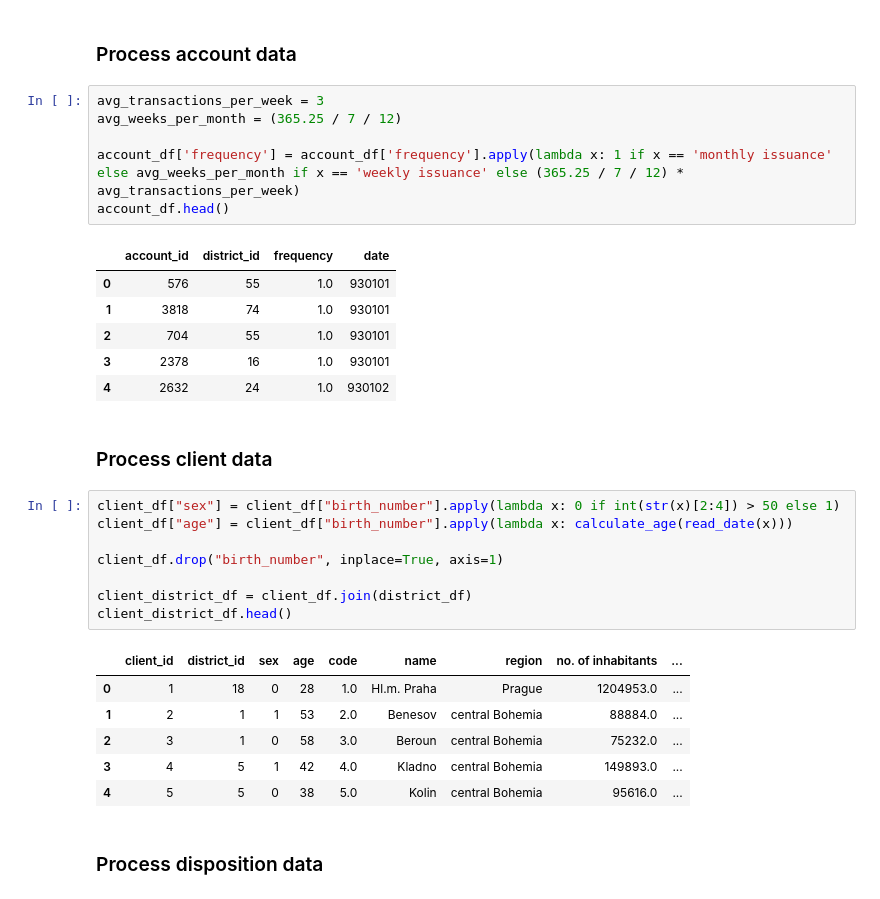
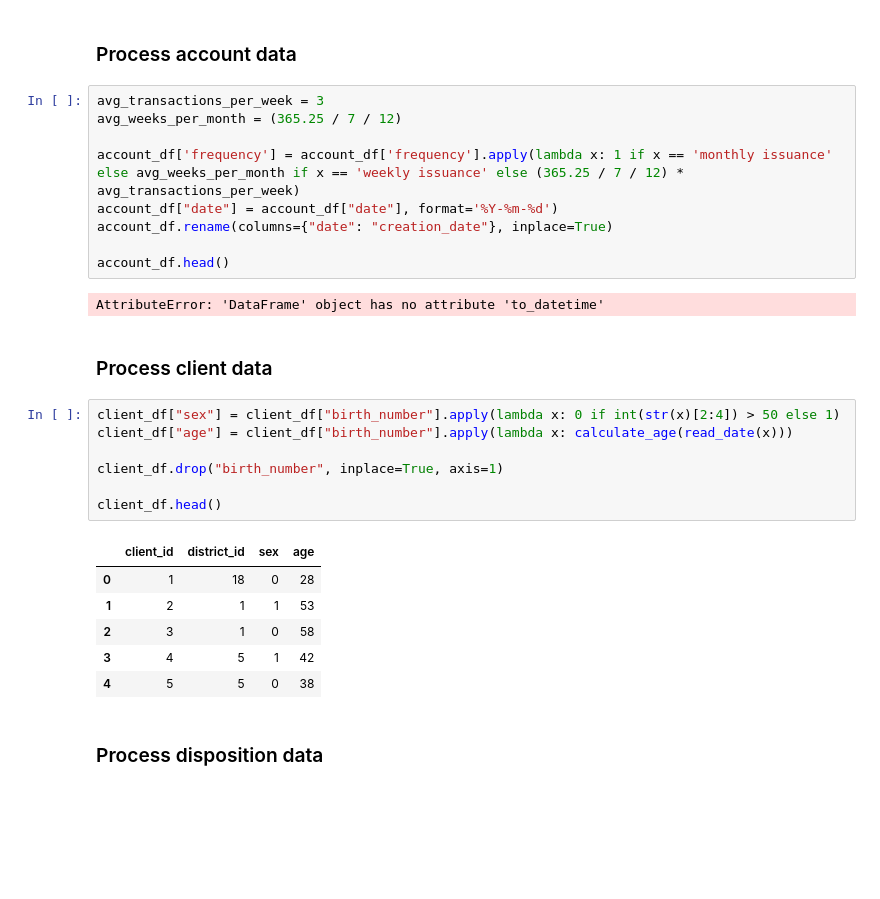
Before and after one commit to Educorreia932/FEUP-AC, a Jupyter notebook: Data Mining Project/notebooks/processing.ipynb, the cells around one changed output. Saved outputs shown, nothing was run; the diff lists cells and outputs as text; blank space fills up the shorter version.

```diff
--- a/Data Mining Project/notebooks/processing.ipynb
+++ b/Data Mining Project/notebooks/processing.ipynb
@@ -30,31 +30,28 @@ avg_transactions_per_week = 3
 avg_weeks_per_month = (365.25 / 7 / 12)
 
 account_df['frequency'] = account_df['frequency'].apply(lambda x: 1 if x == 'monthly issuance' else avg_weeks_per_month if x == 'weekly issuance' else (365.25 / 7 / 12) * avg_transactions_per_week)
+account_df["date"] = account_df["date"], format='%Y-%m-%d')
+account_df.rename(columns={"date": "creation_date"}, inplace=True)
+
 account_df.head()
 # %% [output]
-|  | account_id | district_id | frequency | date |
-| 0 | 576 | 55 | 1.0 | 930101 |
-| 1 | 3818 | 74 | 1.0 | 930101 |
-| 2 | 704 | 55 | 1.0 | 930101 |
-| 3 | 2378 | 16 | 1.0 | 930101 |
-| 4 | 2632 | 24 | 1.0 | 930102 |
+AttributeError: 'DataFrame' object has no attribute 'to_datetime'
 # %% [markdown]
 ### Process client data
 # %%
 client_df["sex"] = client_df["birth_number"].apply(lambda x: 0 if int(str(x)[2:4]) > 50 else 1)
 client_df["age"] = client_df["birth_number"].apply(lambda x: calculate_age(read_date(x)))
 
 client_df.drop("birth_number", inplace=True, axis=1)
 
-client_district_df = client_df.join(district_df)
-client_district_df.head()
+client_df.head()
 # %% [output]
-|  | client_id | district_id | sex | age | code | name | region | no. of inhabitants | ... |
-| 0 | 1 | 18 | 0 | 28 | 1.0 | Hl.m. Praha | Prague | 1204953.0 | ... |
-| 1 | 2 | 1 | 1 | 53 | 2.0 | Benesov | central Bohemia | 88884.0 | ... |
-| 2 | 3 | 1 | 0 | 58 | 3.0 | Beroun | central Bohemia | 75232.0 | ... |
-| 3 | 4 | 5 | 1 | 42 | 4.0 | Kladno | central Bohemia | 149893.0 | ... |
-| 4 | 5 | 5 | 0 | 38 | 5.0 | Kolin | central Bohemia | 95616.0 | ... |
+|  | client_id | district_id | sex | age |
+| 0 | 1 | 18 | 0 | 28 |
+| 1 | 2 | 1 | 1 | 53 |
+| 2 | 3 | 1 | 0 | 58 |
+| 3 | 4 | 5 | 1 | 42 |
+| 4 | 5 | 5 | 0 | 38 |
 # %% [markdown]
 ### Process disposition data
 # %%
```
Also changed, not shown: parts of 6 cells of this notebook, 2 other files.
